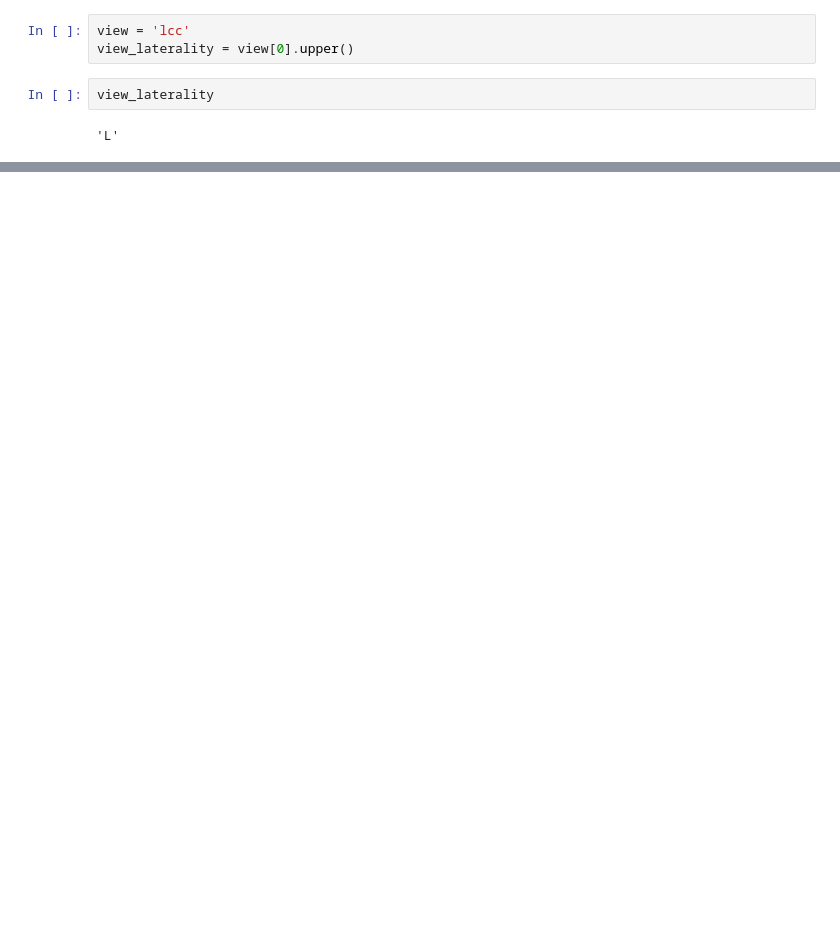
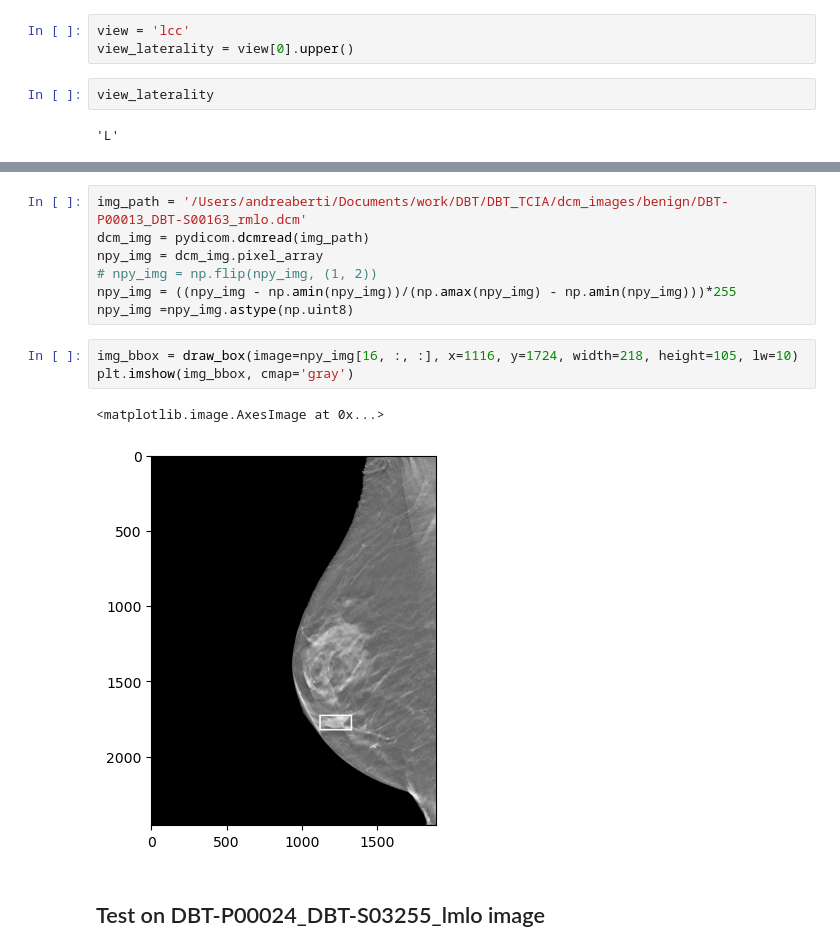
Before and after one commit to andreaberti11235/DBT_utils_script, a Jupyter notebook: dcm_to_png_crop_test.ipynb, the cells around one changed output, grey strips where cells are left out. Saved outputs shown, nothing was run; the diff lists cells and outputs as text; blank space fills up the shorter version.

```diff
--- a/dcm_to_png_crop_test.ipynb
+++ b/dcm_to_png_crop_test.ipynb
@@ -54,0 +89,15 @@ np.sum(npy_img[:, -1])
+# %%
+img_path = '/Users/andreaberti/Documents/work/DBT/DBT_TCIA/dcm_images/benign/DBT-P00013_DBT-S00163_rmlo.dcm'
+dcm_img = pydicom.dcmread(img_path)
+npy_img = dcm_img.pixel_array
+# npy_img = np.flip(npy_img, (1, 2))
+npy_img = ((npy_img - np.amin(npy_img))/(np.amax(npy_img) - np.amin(npy_img)))*255
+npy_img =npy_img.astype(np.uint8)
+# %%
+img_bbox = draw_box(image=npy_img[16, :, :], x=1116, y=1724, width=218, height=105, lw=10)
+plt.imshow(img_bbox, cmap='gray')
+# %% [output]
+<matplotlib.image.AxesImage at 0x...>
+[figure, added]
+# %% [markdown]
+## Test on DBT-P00024_DBT-S03255_lmlo image
```
Also changed, not shown: parts of 12 cells of this notebook.
